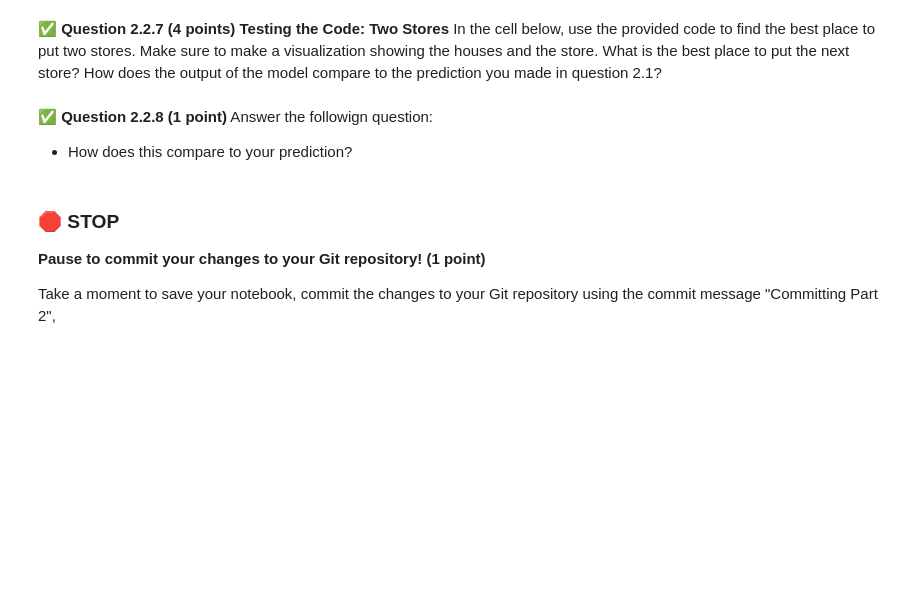
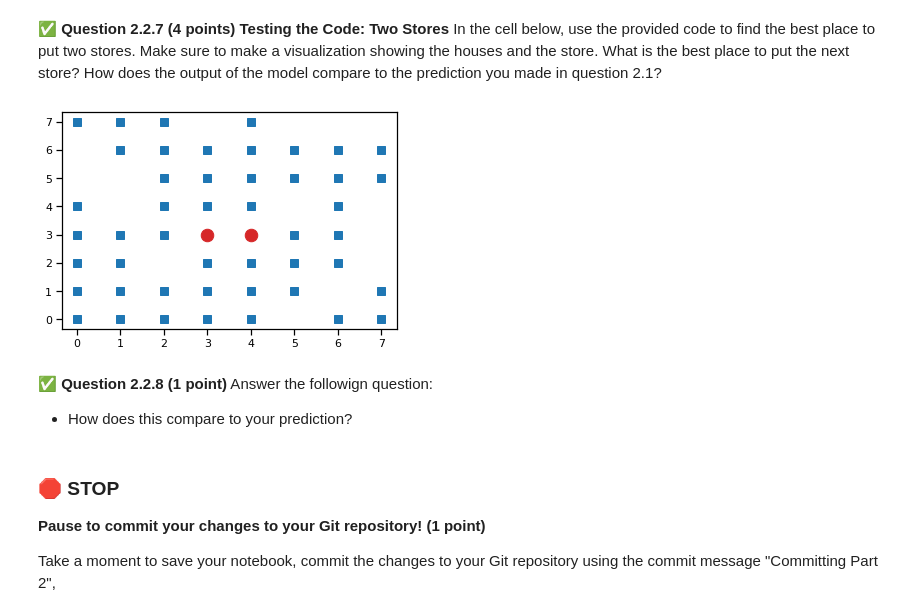
Before and after one commit to Kikuchanw/cmse202-f22-turnin, a Jupyter notebook: hw03,/HW-03_ABMAndGraphTheory-STUDENT.ipynb, the cells around one changed output. Saved outputs shown, nothing was run; the diff lists cells and outputs as text; code cells hidden in the pictures; blank space fills up the shorter version.

```diff
--- a/hw03,/HW-03_ABMAndGraphTheory-STUDENT.ipynb
+++ b/hw03,/HW-03_ABMAndGraphTheory-STUDENT.ipynb
@@ -232,6 +318,10 @@ In the cell below, use the provided code to find the best place to put a single
 In the cell below, use the provided code to find the best place to put two stores. Make sure to make a visualization showing the houses and the store. What is the best place to put the next store? How does the output of the model compare to the prediction you made in question 2.1?
 # %%
 # Write your code here
+test.find_best_store_loc()
+test.draw()
+# %% [output]
+[figure, added]
 # %% [markdown]
 &#9989; **Question 2.2.8 (1 point)** Answer the followign question:
 
```
Also changed, not shown: parts of 16 cells of this notebook.
